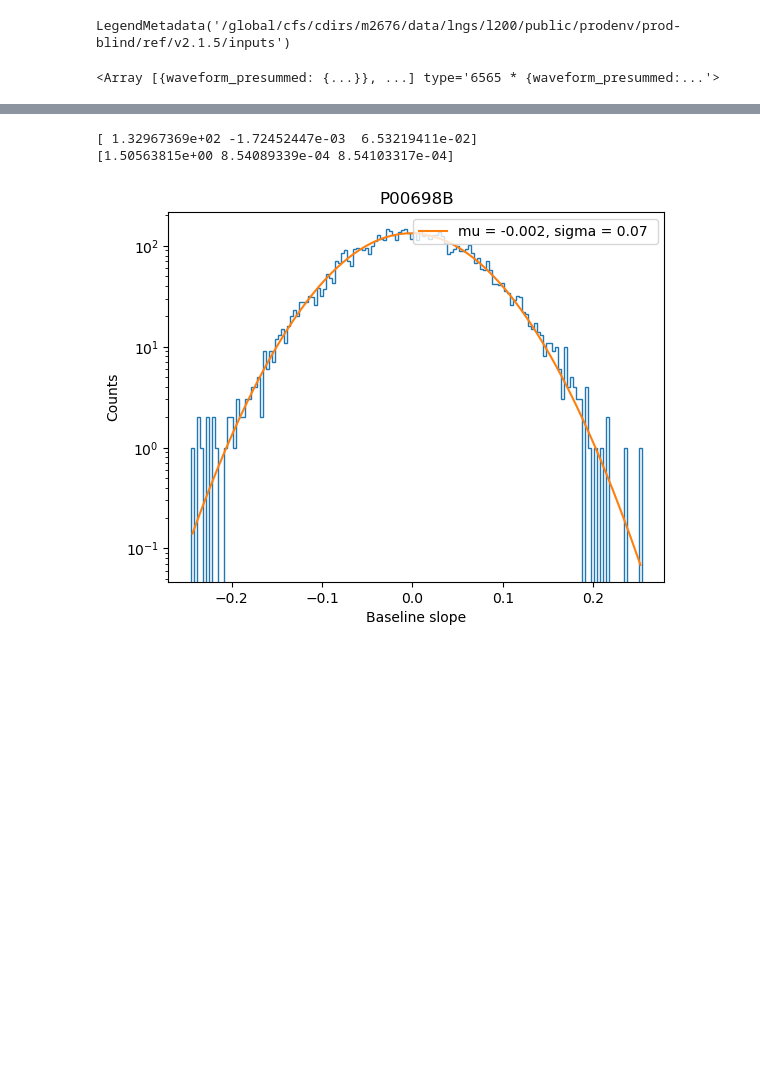
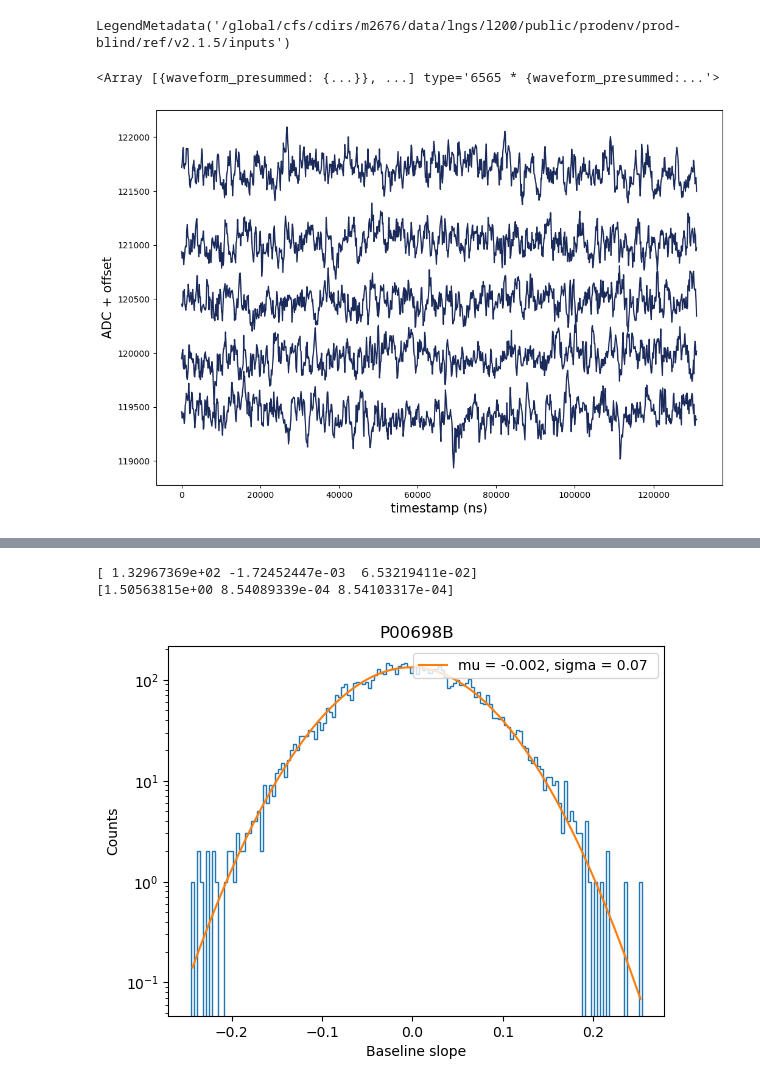
Before and after one commit to RitaF00/Low_Energy_QC, a Jupyter notebook: Baseline/bl_slope_FFT.ipynb, the cells around one changed output, grey strips where cells are left out. Saved outputs shown, nothing was run; the diff lists cells and outputs as text; code cells hidden in the pictures; blank space fills up the shorter version.

```diff
--- a/Baseline/bl_slope_FFT.ipynb
+++ b/Baseline/bl_slope_FFT.ipynb
@@ -206,3 +206,29 @@ data_init
 # %%
 wfs = data_init["waveform_presummed"]
 wfs_ADC = ak.to_numpy(wfs["values"])
+# %%
+fig, ax = plt.subplots(figsize=(12, 8))
+
+offset = 500  # ADC, da regolare
+
+for i in range(len(wfs_ADC[:5])):
+
+    wf = wfs_ADC[i]
+
+    t0 = data_init["waveform_presummed"][i]["t0"]
+    dt = data_init["waveform_presummed"][i]["dt"]
+
+    timestamp = t0 + np.arange(len(wf)) * dt
+
+    ax.plot(
+        timestamp,
+        wf + i * offset,
+        color="#1A2A5B"
+    )
+
+ax.set_xlabel("timestamp (ns)", fontsize=15)
+ax.set_ylabel("ADC + offset", fontsize=15)
+
+plt.show()
+# %% [output]
+[figure, added]
```
Also changed, not shown: parts of 3 cells of this notebook, 17 other files.
